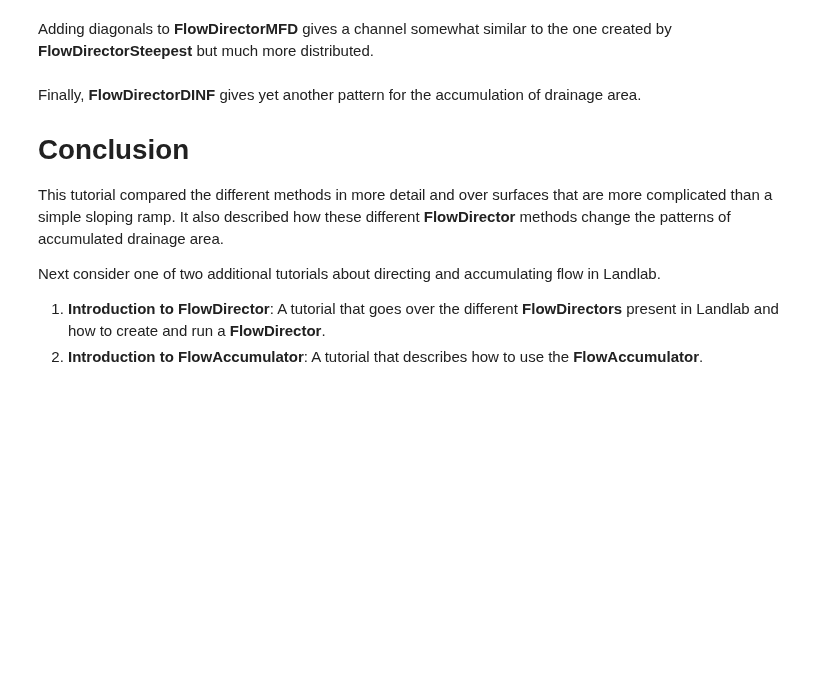
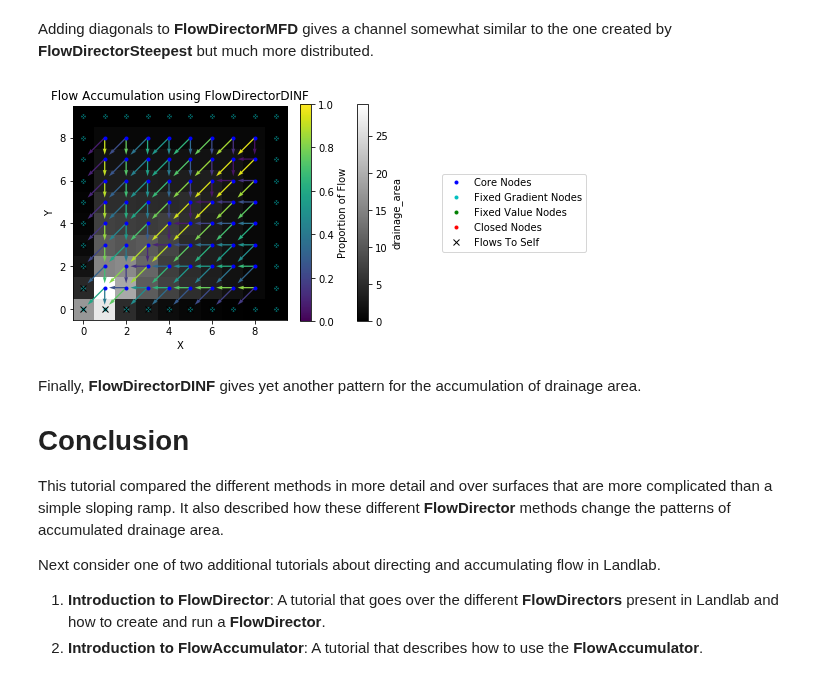
Before and after one commit to landlab/tutorials, a Jupyter notebook: flow_direction_and_accumulation/compare_FlowDirectors.ipynb, the cells around one changed output. Drawn from its saved outputs; the diff is of its cells as text; code cells hidden in the pictures; blank space fills up the shorter version.

```diff
--- a/flow_direction_and_accumulation/compare_FlowDirectors.ipynb
+++ b/flow_direction_and_accumulation/compare_FlowDirectors.ipynb
@@ -315,10 +402,17 @@ drainage_plot(mg3, 'drainage_area', title='Flow Accumulation using FlowDirectorM
 # %% [markdown]
 Adding diagonals to **FlowDirectorMFD** gives a channel somewhat similar to the one created by **FlowDirectorSteepest** but much more distributed.
 # %%
+mg3 = RasterModelGrid((10,10), spacing=(1, 1))
+_ = mg3.add_field('topographic__elevation',
+                  mg3.node_x**2 + mg3.node_y**2 + mg3.node_y ,
+                  at = 'node')
+
 fa = FlowAccumulator(mg3, 'topographic__elevation', flow_director='DINF')
 fa.run_one_step()
 plt.figure()
 drainage_plot(mg3, 'drainage_area', title='Flow Accumulation using FlowDirectorDINF')
+# %% [output]
+[figure, added]
 # %% [markdown]
 Finally, **FlowDirectorDINF** gives yet another pattern for the accumulation of drainage area.
 
```
Also changed, not shown: parts of 22 cells of this notebook, 1 other file.
